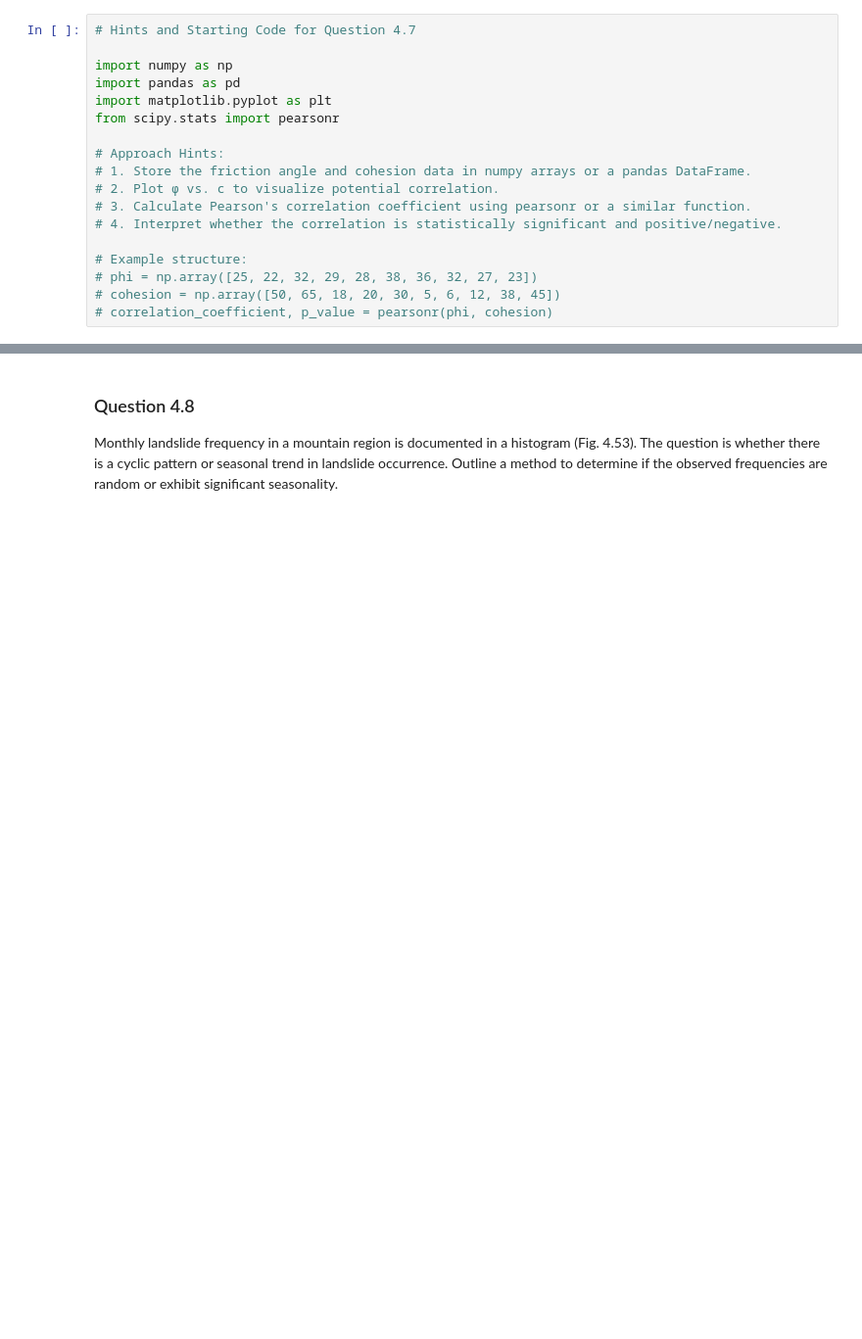
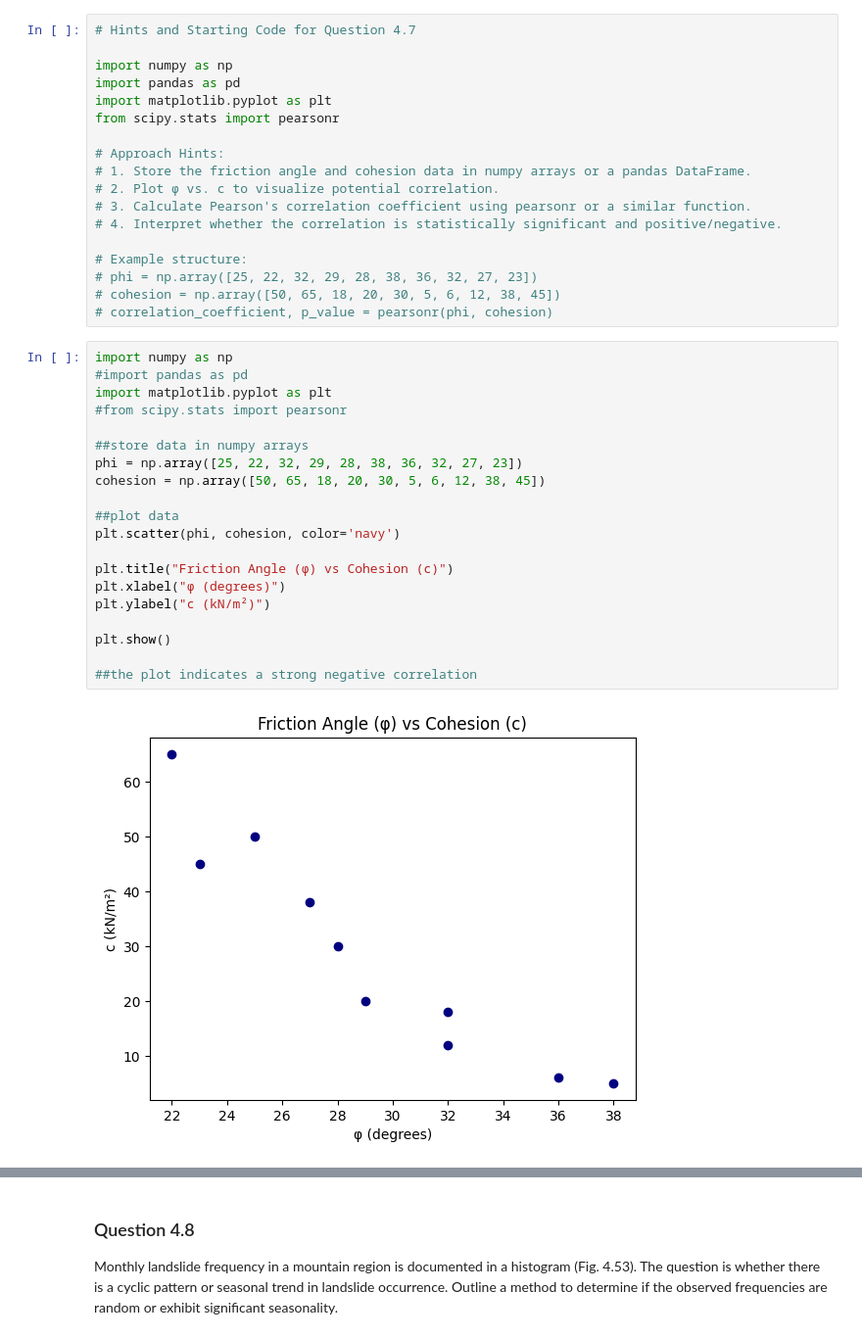
Before and after one commit to iGeology-Illinois/geol-581-module-3-principles-of-uncertainty-chapter-4-ktseiffert, a Jupyter notebook: geol581_m3statshw.ipynb, the cells around one changed output, grey strips where cells are left out. Shown at 98% size. Drawn from its saved outputs; the diff is of its cells as text; blank space fills up the shorter version.

```diff
--- a/geol581_m3statshw.ipynb
+++ b/geol581_m3statshw.ipynb
@@ -321,3 +321,25 @@ from scipy.stats import pearsonr
 # phi = np.array([25, 22, 32, 29, 28, 38, 36, 32, 27, 23])
 # cohesion = np.array([50, 65, 18, 20, 30, 5, 6, 12, 38, 45])
 # correlation_coefficient, p_value = pearsonr(phi, cohesion)
+# %%
+import numpy as np
+#import pandas as pd
+import matplotlib.pyplot as plt
+#from scipy.stats import pearsonr
+
+##store data in numpy arrays
+phi = np.array([25, 22, 32, 29, 28, 38, 36, 32, 27, 23])
+cohesion = np.array([50, 65, 18, 20, 30, 5, 6, 12, 38, 45])
+
+##plot data
+plt.scatter(phi, cohesion, color='navy')
+
+plt.title("Friction Angle (φ) vs Cohesion (c)")
+plt.xlabel("φ (degrees)")
+plt.ylabel("c (kN/m²)")
+
+plt.show()
+
+##the plot indicates a strong negative correlation
+# %% [output]
+[figure, added]
```
Also changed, not shown: parts of 1 cell of this notebook.
